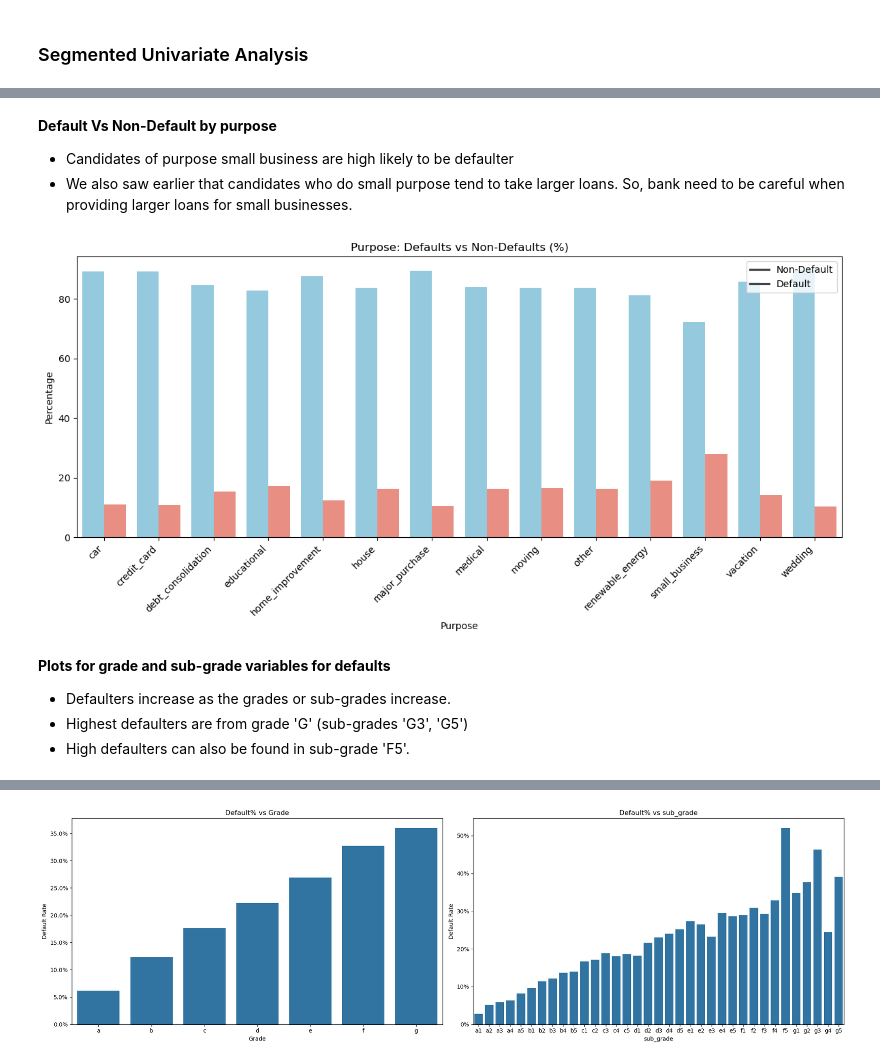
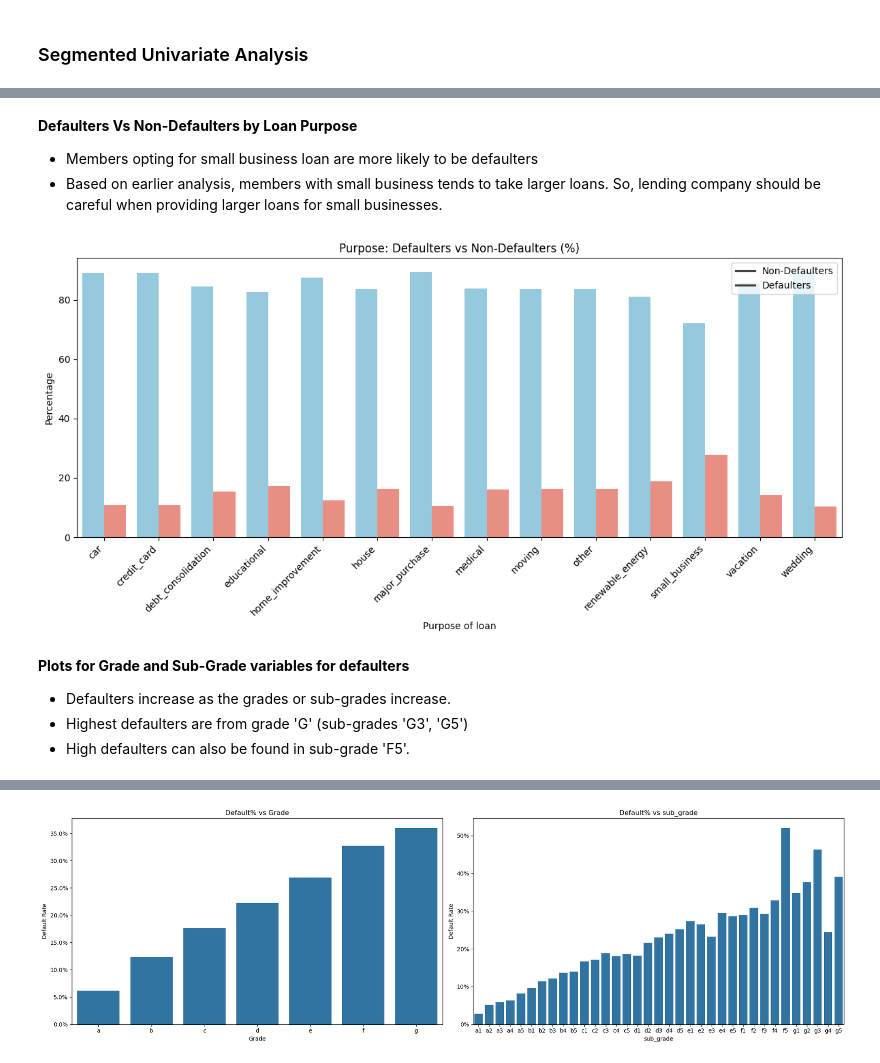
Before and after one commit to NNirola/LendingClubCaseStudy-1, a Jupyter notebook: Group_Facilitator_Name.ipynb, the cells around one changed output, grey strips where cells are left out. Drawn from its saved outputs; the diff is of its cells as text; code cells hidden in the pictures.

```diff
--- a/Group_Facilitator_Name.ipynb
+++ b/Group_Facilitator_Name.ipynb
@@ -543,30 +583,30 @@ df_loan['is_default'] = df_loan['loan_status'].apply(lambda x: 1 if x == 'charge
 # %% [markdown]
-**Default Vs Non-Default by purpose**
-- Candidates of purpose small business are high likely to be defaulter
-- We also saw earlier that candidates who do small purpose tend to take larger loans. So, bank need to be careful when providing larger loans for small businesses.
+**Defaulters Vs Non-Defaulters by Loan Purpose**
+- Members opting for small business loan are more likely to be defaulters
+- Based on earlier analysis, members with small business tends to take larger loans. So, lending company should be careful when providing larger loans for small businesses.
 # %%
 # Purpose (bar plot, percentage) - using df_loan after dropping 'current' loan_status
 plt.figure(figsize=(12, 6))
 purpose_counts = df_loan.groupby(['purpose', 'is_default']).size().reset_index(name='count')
 purpose_totals = purpose_counts.groupby('purpose')['count'].transform('sum')
 purpose_counts['percent'] = 100 * purpose_counts['count'] / purpose_totals
 
 sns.barplot(
     x='purpose', y='percent', hue='is_default', data=purpose_counts,
     palette=['skyblue', 'salmon'], order=sorted(df_loan['purpose'].unique())
 )
 
-plt.title('Purpose: Defaults vs Non-Defaults (%)')
-plt.xlabel('Purpose')
+plt.title('Purpose: Defaulters vs Non-Defaulters (%)')
+plt.xlabel('Purpose of loan')
 plt.ylabel('Percentage')
-plt.legend(['Non-Default', 'Default'])
+plt.legend(['Non-Defaulters', 'Defaulters'])
 plt.xticks(rotation=45, ha='right')
 plt.tight_layout()
 plt.show()
 # %% [output]
-[figure, old version]
+[figure, new version]
 # %% [markdown]
-**Plots for grade and sub-grade variables for defaults**
+**Plots for Grade and Sub-Grade variables for defaulters**
 - Defaulters increase as the grades or sub-grades increase.
 - Highest defaulters are from grade 'G' (sub-grades 'G3', 'G5')
 - High defaulters can also be found in sub-grade 'F5'.
```
Also changed, not shown: parts of 57 cells of this notebook.
